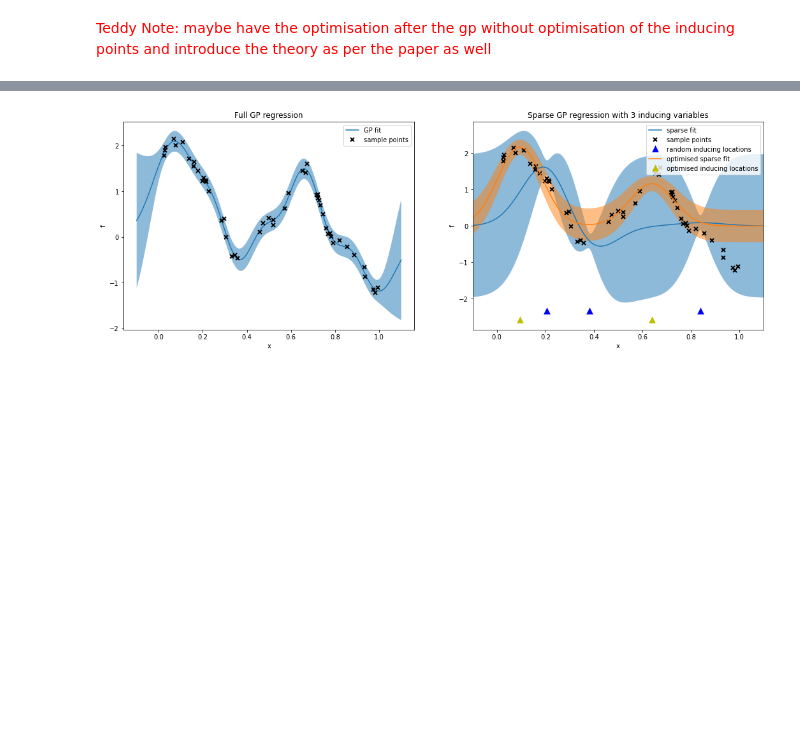
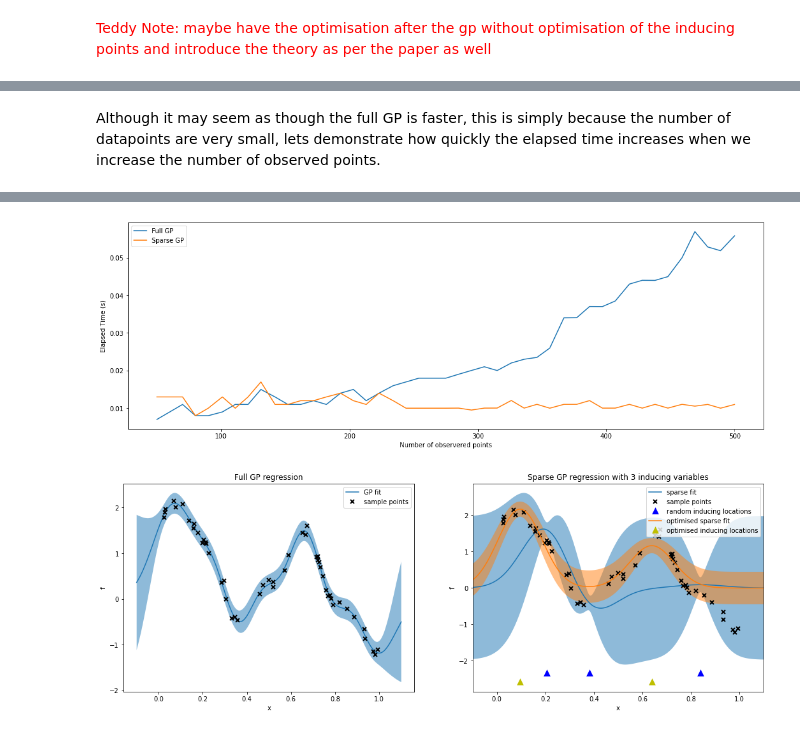
Before and after one commit to panukorn17/COMP0168-Machine-Learning-Seminar, a Jupyter notebook: Coding Demo/Sparse GP Coding Demo.ipynb, the cells around one changed output, grey strips where cells are left out. Drawn from its saved outputs; the diff is of its cells as text; code cells hidden in the pictures; blank space fills up the shorter version.

```diff
--- a/Coding Demo/Sparse GP Coding Demo.ipynb
+++ b/Coding Demo/Sparse GP Coding Demo.ipynb
@@ -73,0 +138,38 @@ We make use of the `SparseGPRegression` model which, like the `GPRegression` mod
+# %% [markdown]
+Although it may seem as though the full GP is faster, this is simply because the number of datapoints are very small, lets demonstrate how quickly the elapsed time increases when we increase the number of observed points.
+# %%
+# This is important for reproducing the latent function
+np.random.seed(40918)
+N = np.linspace(50, 500, 45, dtype=int)
+gp_full_time = np.zeros(len(N))
+gp_sparse_time = np.zeros(len(N))
+
+for i in range(len(N)):
+    X = np.sort(np.random.rand(N[i], 1), 0)
+    y = np.random.multivariate_normal(np.zeros(N[i]), k.K(X,X) + 0.01*np.eye(N[i]))[:, None]
+
+    ## First we fit with full GP regression
+    t0_full = time.time()
+    m = GPy.models.GPRegression(X, y, kernel=k)
+    t1_full = time.time()
+    gp_full_time[i] = t1_full - t0_full
+
+    ## Now we fit with sparse GP regression
+    t0_sparse = time.time()
+    m = GPy.models.SparseGPRegression(X, y, Z=Z, kernel=k)
+    t1_sparse = time.time()
+    gp_sparse_time[i] = t1_sparse - t0_sparse
+
+    print('Full GP elapsed time: %.4f seconds | Sparse GP elapsed time: %.4f seconds'% (gp_full_time[i], gp_sparse_time[i]))
+
+# We can plot this
+# Prepare figure enviroment
+plt.figure(figsize=(18, 6))
+line_full, = plt.plot(N,gp_full_time,label="Full GP")
+line_sparse, = plt.plot(N,gp_sparse_time,label="Sparse GP")
+plt.legend(handles=[line_full, line_sparse])
+plt.xlabel("Number of observered points")
+plt.ylabel("Elapsed Time (s)")
+plt.show()
+# Your trai
+# %% [output]
@@ -74,3 +193,4 @@ We make use of the `SparseGPRegression` model which, like the `GPRegression` mod
+[figure, added]
 # %%
 # Our sample space for predictions from the posterior
 Xnew = np.linspace(-0.1, 1.1, 1000)[:, None]
```
Also changed, not shown: parts of 16 cells of this notebook.
